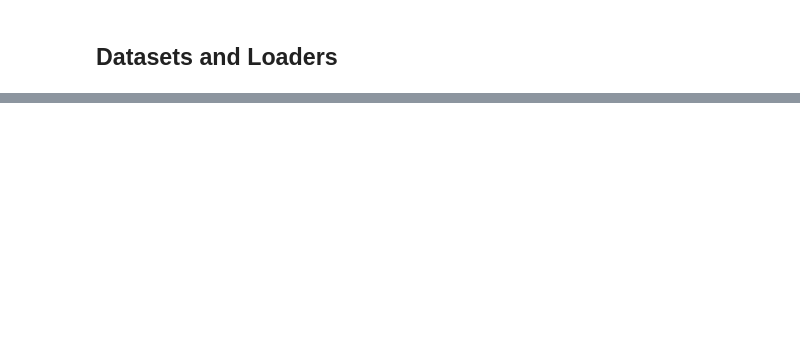
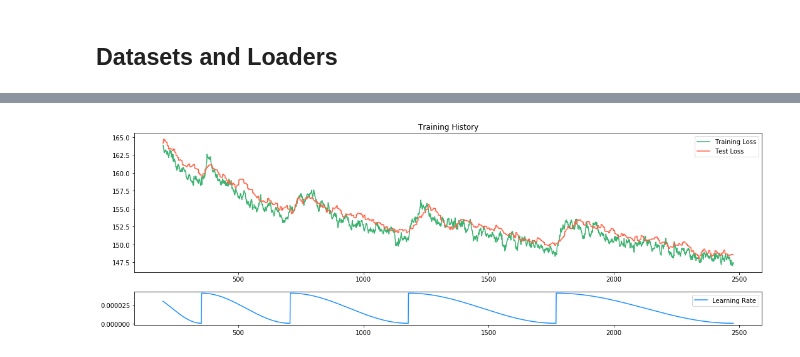
Before and after one commit to davidlmorton/autoencoders-are-cool, a Jupyter notebook: part-1-basic-autoencoder.ipynb, the cells around one changed output, grey strips where cells are left out. Drawn from its saved outputs; the diff is of its cells as text; code cells hidden in the pictures; blank space fills up the shorter version.

```diff
--- a/part-1-basic-autoencoder.ipynb
+++ b/part-1-basic-autoencoder.ipynb
@@ -44,6 +55,6 @@ class VAE(nn.Module):
 # %%
-def loss_fn(x_prime, x):
-    return F.binary_cross_entropy(x_prime, x.view(-1, 784),
+def loss_fn(x_out, x_in):
+    return F.binary_cross_entropy(x_out, x_in.view_as(x_out),
             size_average=False)
 # %% [markdown]
 ### Training and Testing Functions
@@ -136,19 +284,3 @@ training_loader = DataLoader(mnist_dataset, **kwargs)
 mnist_test_dataset = datasets.MNIST('data/mnist',
     train=False, transform=transforms.ToTensor())
 test_loader = DataLoader(mnist_test_dataset, **kwargs)
-# %%
-HIDDEN_SIZE = 4096
-LATENT_SIZE = 4
-NUM_EPOCHS = 50
-
-model = VAE(hidden_size=HIDDEN_SIZE, latent_size=LATENT_SIZE)
-model.cuda()
-optimizer = optim.Adam(model.parameters(), lr=1e-3)
-
-training_loss = 0.0
-for epoch_num in range(1, NUM_EPOCHS + 1):
-    training_loss = train(model, training_loader, optimizer, prev_loss=training_loss)
-    test_loss = test(model, test_loader, optimizer)
-
-    print(f'Epoch {epoch_num} -- training loss: {training_loss:0.4f}  '
-          f'test loss: {test_loss:0.4f}')
@@ -192,0 +287,15 @@ plot_input_output_pairs(model, training_loader, "Yet More Basic model");
+# %%
+def get_trainer(hidden_size, latent_size, momentum=0.9, weight_decay=1e-4):
+    model = SimpleAE(image_width=28, image_height=28,
+                hidden_size=hidden_size, latent_size=latent_size)
+    model.cuda()
+    optimizer = optim.SGD(model.parameters(), lr=1e-4, momentum=0.9, weight_decay=1e-4)
+
+    trainer = Trainer(model=model, optimizer=optimizer,
+        # this is a closure over the rest of these
+        training_data_loader=training_loader,
+        test_data_loader=test_loader,
+        loss_fn=loss_fn)
+    return trainer
+# %%
+trainer = get_trainer(hidden_size=40, latent_size=2)
@@ -192,0 +325,4 @@ plot_input_output_pairs(model, training_loader, "Yet More Basic model");
+# %%
+trainer.plot_history();
+# %% [output]
+[figure, added]
```
Also changed, not shown: parts of 16 cells of this notebook.
